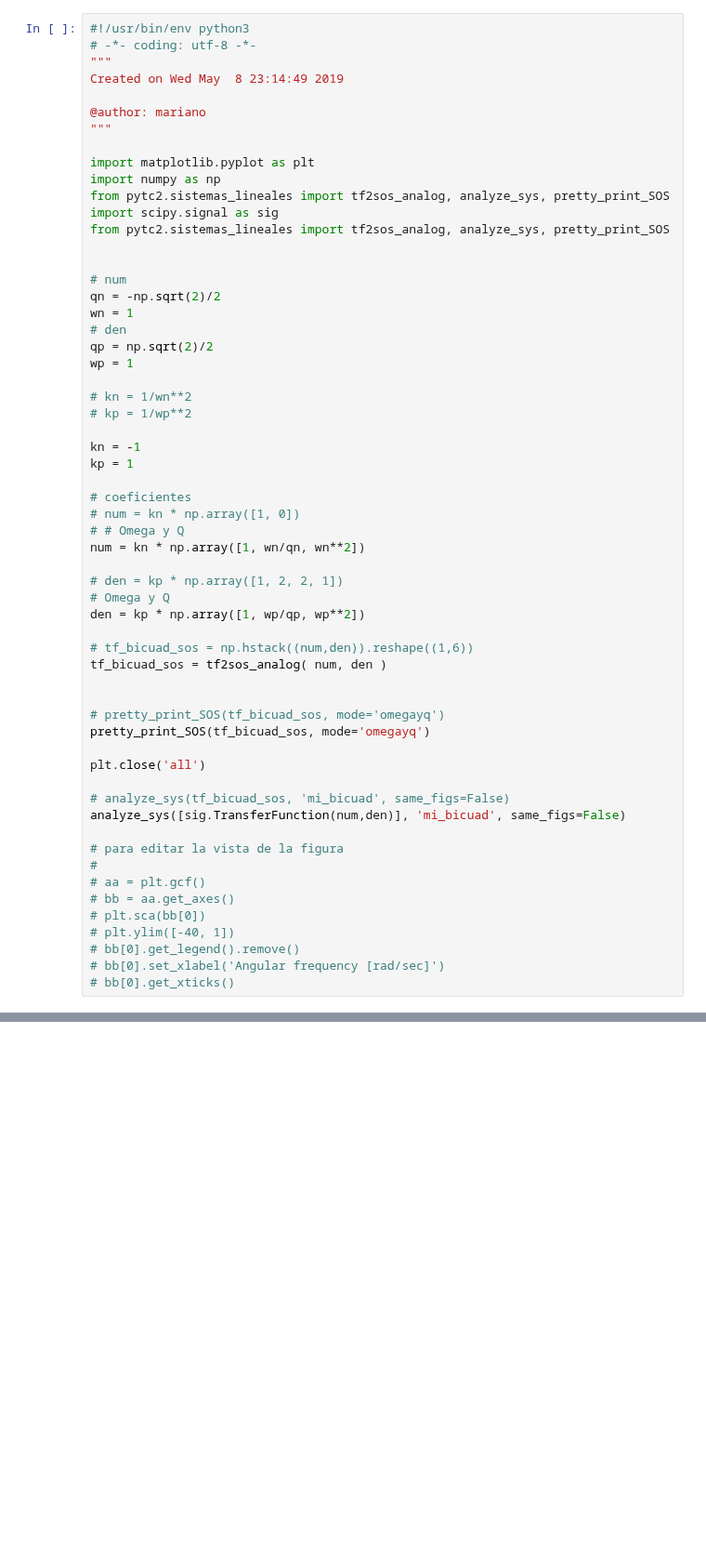
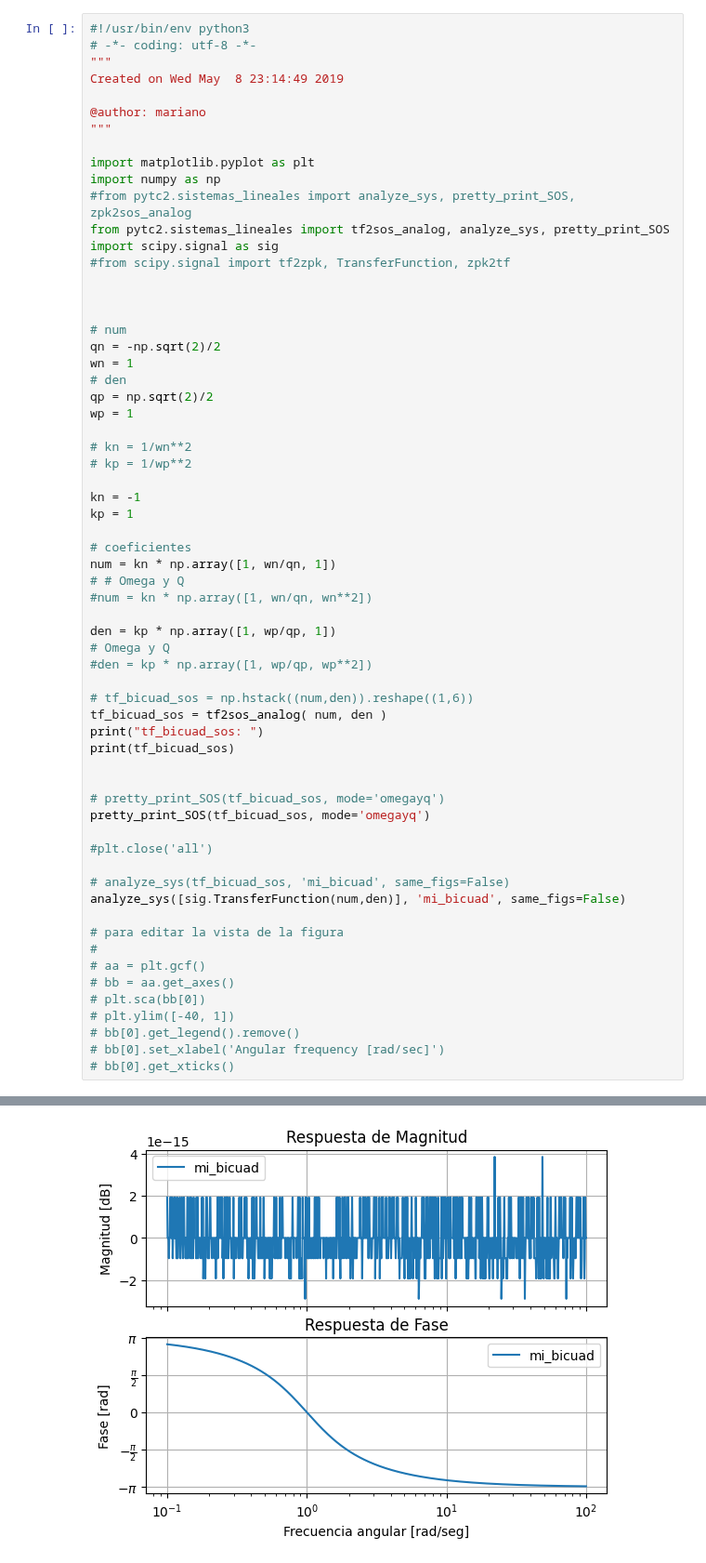
Before and after one commit to matnalopez2/Teoria-de-Circuitos-2, a Jupyter notebook: 20230726 - Ejercicio1.ipynb, the cells around one changed output, grey strips where cells are left out. Shown at 93% size. Saved outputs shown, nothing was run; the diff lists cells and outputs as text; blank space fills up the shorter version.

```diff
--- a/20230726 - Ejercicio1.ipynb
+++ b/20230726 - Ejercicio1.ipynb
@@ -9,9 +9,11 @@ Created on Wed May  8 23:14:49 2019
 
 import matplotlib.pyplot as plt
 import numpy as np
+#from pytc2.sistemas_lineales import analyze_sys, pretty_print_SOS, zpk2sos_analog
 from pytc2.sistemas_lineales import tf2sos_analog, analyze_sys, pretty_print_SOS
 import scipy.signal as sig
-from pytc2.sistemas_lineales import tf2sos_analog, analyze_sys, pretty_print_SOS
+#from scipy.signal import tf2zpk, TransferFunction, zpk2tf
+
 
 
 # num
@@ -28,22 +30,24 @@ kn = -1
 kp = 1
 
 # coeficientes
-# num = kn * np.array([1, 0])
+num = kn * np.array([1, wn/qn, 1])
 # # Omega y Q
-num = kn * np.array([1, wn/qn, wn**2])
+#num = kn * np.array([1, wn/qn, wn**2])
 
-# den = kp * np.array([1, 2, 2, 1])
+den = kp * np.array([1, wp/qp, 1])
 # Omega y Q
-den = kp * np.array([1, wp/qp, wp**2])
+#den = kp * np.array([1, wp/qp, wp**2])
 
 # tf_bicuad_sos = np.hstack((num,den)).reshape((1,6))
 tf_bicuad_sos = tf2sos_analog( num, den )
+print("tf_bicuad_sos: ")
+print(tf_bicuad_sos)
 
 
 # pretty_print_SOS(tf_bicuad_sos, mode='omegayq')
 pretty_print_SOS(tf_bicuad_sos, mode='omegayq')
 
-plt.close('all')
+#plt.close('all')
 
 # analyze_sys(tf_bicuad_sos, 'mi_bicuad', same_figs=False)
 analyze_sys([sig.TransferFunction(num,den)], 'mi_bicuad', same_figs=False)
@@ -57,3 +61,4 @@ analyze_sys([sig.TransferFunction(num,den)], 'mi_bicuad', same_figs=False)
 # bb[0].get_legend().remove()
 # bb[0].set_xlabel('Angular frequency [rad/sec]')
 # bb[0].get_xticks()
+# %% [output]
@@ -59,0 +76 @@ analyze_sys([sig.TransferFunction(num,den)], 'mi_bicuad', same_figs=False)
+[figure, added]
```
Also changed, not shown: parts of 1 cell of this notebook, 7 other files.
